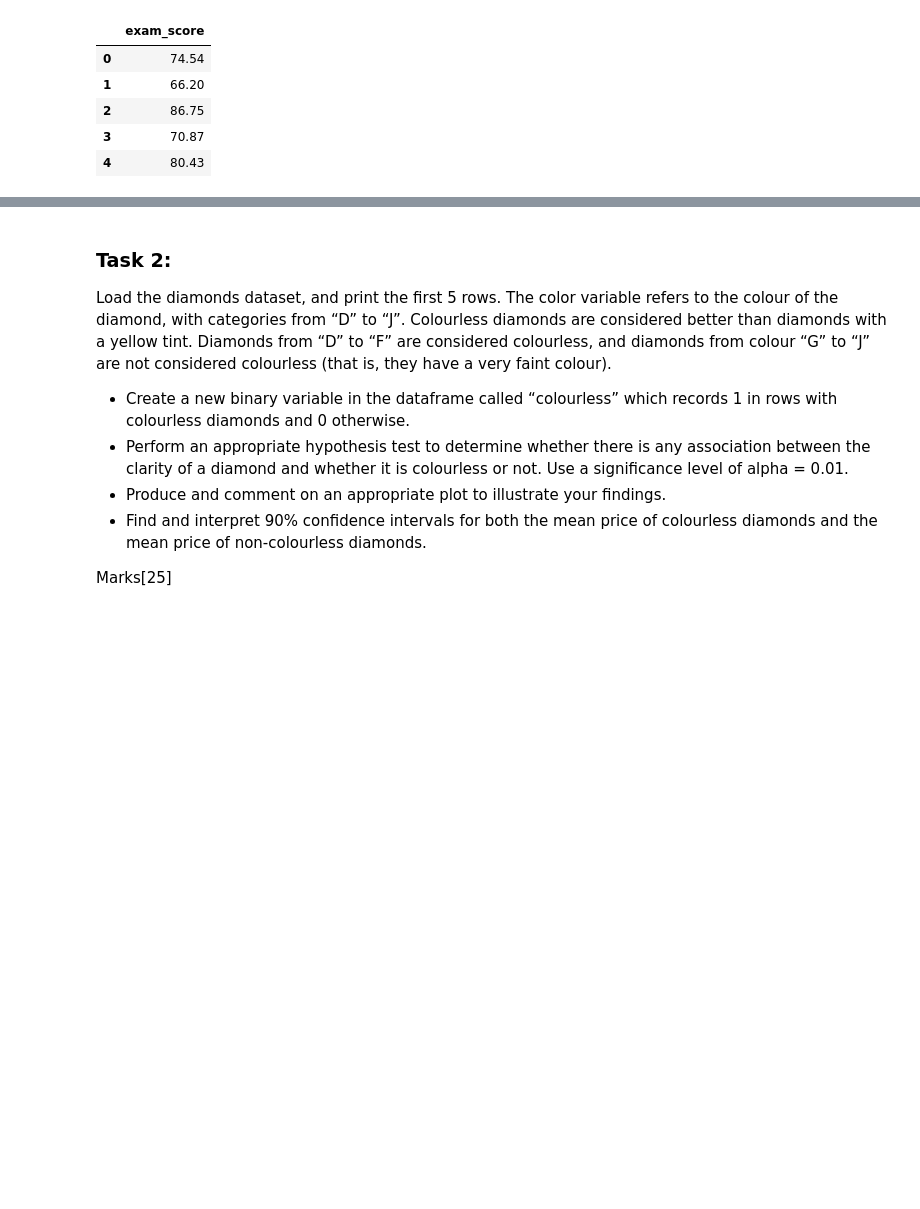
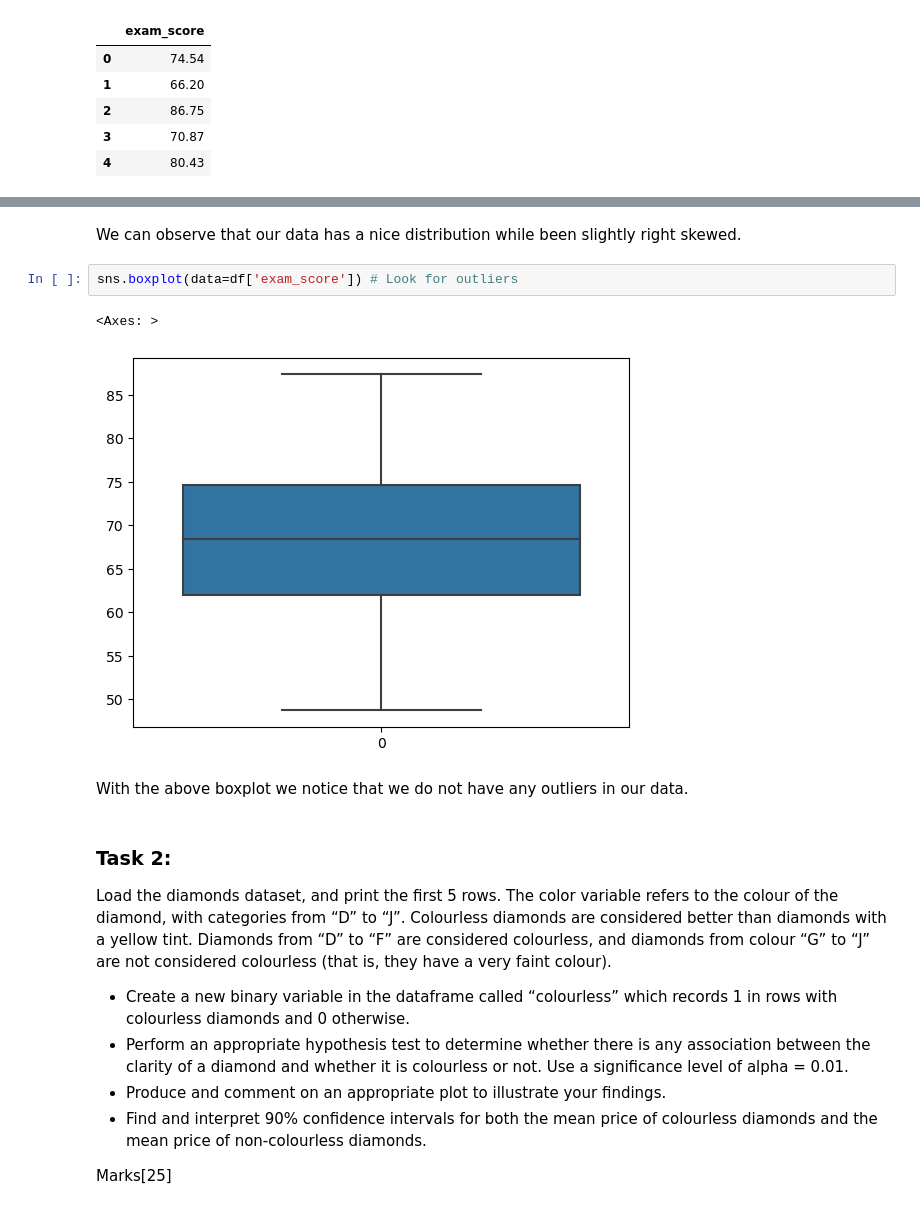
Before and after one commit to LeopoldoCCT/StatsTechData, a Jupyter notebook: Stats_CA2/StatsTechData_CA2_LeopoldoRojoRomero.ipynb, the cells around one changed output, grey strips where cells are left out. Saved outputs shown, nothing was run; the diff lists cells and outputs as text; blank space fills up the shorter version.

```diff
--- a/Stats_CA2/StatsTechData_CA2_LeopoldoRojoRomero.ipynb
+++ b/Stats_CA2/StatsTechData_CA2_LeopoldoRojoRomero.ipynb
@@ -31,3 +81,12 @@ df.head()
+# %% [markdown]
+We can observe that our data has a nice distribution while been slightly right skewed.
+# %%
+sns.boxplot(data=df['exam_score']) # Look for outliers
+# %% [output]
+<Axes: >
+[figure, added]
+# %% [markdown]
+With the above boxplot we notice that we do not have any outliers in our data.
 # %% [markdown]
 ### Task 2:
 
```
Also changed, not shown: parts of 18 cells of this notebook.
